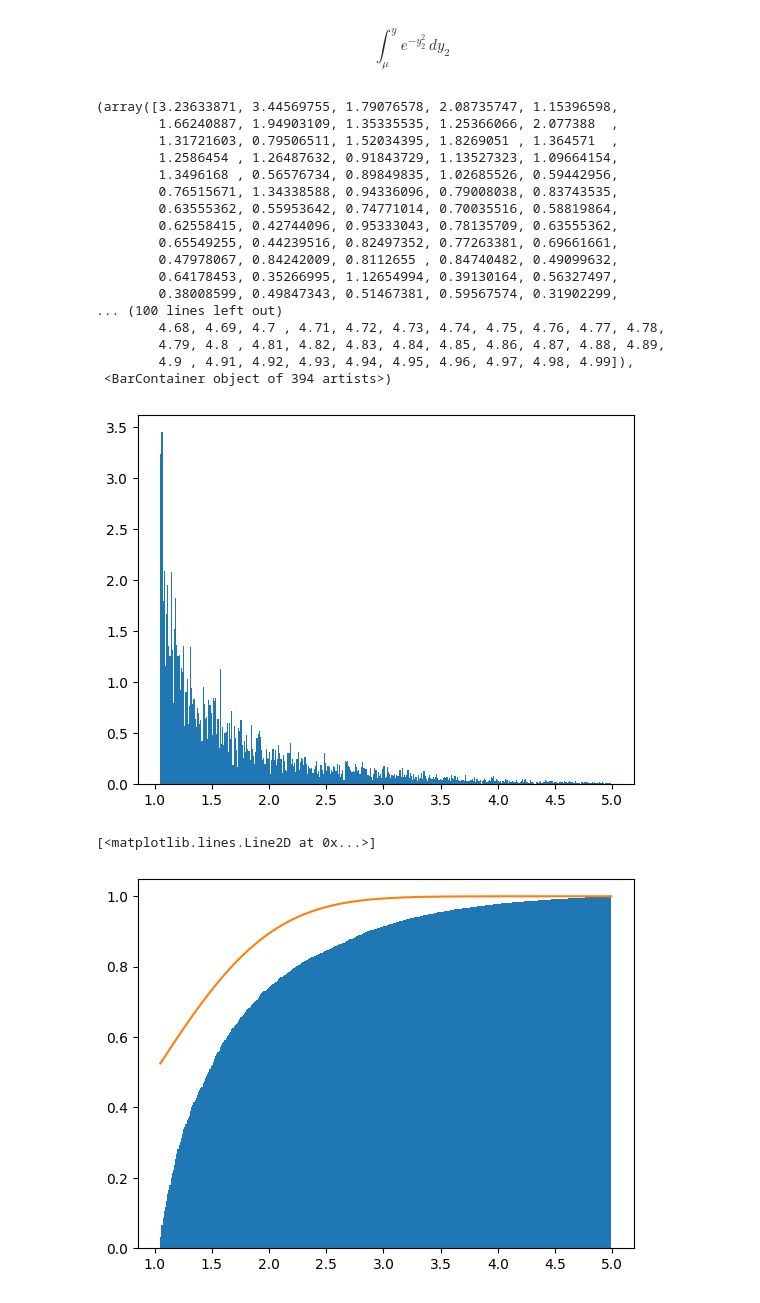
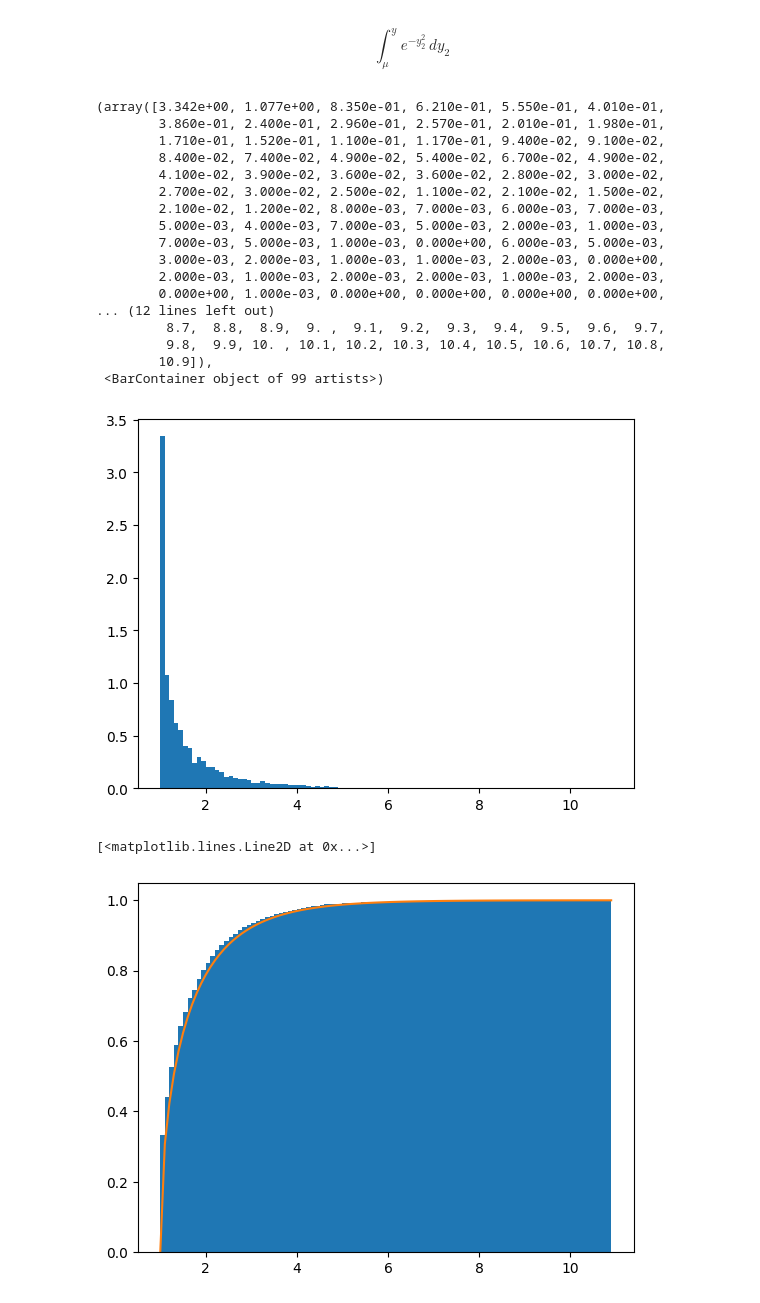
Before and after one commit to mtorabirad/MLBoost, a Jupyter notebook: Video6/RelationForMedian.ipynb, the cells around one changed output. Drawn from its saved outputs; the diff is of its cells as text; code cells hidden in the pictures.

```diff
--- a/Video6/RelationForMedian.ipynb
+++ b/Video6/RelationForMedian.ipynb
@@ -21,42 +22,47 @@ SIGMA = 0.8
 MU = 1
 # %%
 def pdf_expression(mean, std, x):
-    return (1. / (2. * std * np.sqrt(2. * np.pi * (x - mean)))) * np.exp(-(x - mean) / (2. * std ** 2.))
+    return (1. / (1. * std * np.sqrt(2. * np.pi * (x - mean)))) * np.exp(-(x - mean) / (2. * std ** 2.))
 
 
 def Y_pdf(mean, std):
     return lambda x: pdf_expression(mean, std, x)
 # %%
-Y_scale = 100
-n = 100000
+Y_scale = 10
+n = 10000
 Y, _ = uf.importance_sampling(Y_pdf(MU, SIGMA), uniform(loc=MU, scale=Y_scale), n)
 # %%
-bins = np.arange(1.05, 5, 0.01)
+bins = np.arange(MU, MU + Y_scale, 0.1)
 
 plt.hist(Y, density=True, bins=bins)
 # %% [output]
-(array([3.23633871, 3.44569755, 1.79076578, 2.08735747, 1.15396598,
-        1.66240887, 1.94903109, 1.35335535, 1.25366066, 2.077388  ,
-        1.31721603, 0.79506511, 1.52034395, 1.8269051 , 1.364571  ,
-        1.2586454 , 1.26487632, 0.91843729, 1.13527323, 1.09664154,
-        1.3496168 , 0.56576734, 0.89849835, 1.02685526, 0.59442956,
-        0.76515671, 1.34338588, 0.94336096, 0.79008038, 0.83743535,
-        0.63555362, 0.55953642, 0.74771014, 0.70035516, 0.58819864,
-        0.62558415, 0.42744096, 0.95333043, 0.78135709, 0.63555362,
-        0.65549255, 0.44239516, 0.82497352, 0.77263381, 0.69661661,
-        0.47978067, 0.84242009, 0.8112655 , 0.84740482, 0.49099632,
-        0.64178453, 0.35266995, 1.12654994, 0.39130164, 0.56327497,
-        0.38008599, 0.49847343, 0.51467381, 0.59567574, 0.31902299,
-... (100 lines left out)
-        4.68, 4.69, 4.7 , 4.71, 4.72, 4.73, 4.74, 4.75, 4.76, 4.77, 4.78,
-        4.79, 4.8 , 4.81, 4.82, 4.83, 4.84, 4.85, 4.86, 4.87, 4.88, 4.89,
-        4.9 , 4.91, 4.92, 4.93, 4.94, 4.95, 4.96, 4.97, 4.98, 4.99]),
- <BarContainer object of 394 artists>)
+(array([3.342e+00, 1.077e+00, 8.350e-01, 6.210e-01, 5.550e-01, 4.010e-01,
+        3.860e-01, 2.400e-01, 2.960e-01, 2.570e-01, 2.010e-01, 1.980e-01,
+        1.710e-01, 1.520e-01, 1.100e-01, 1.170e-01, 9.400e-02, 9.100e-02,
+        8.400e-02, 7.400e-02, 4.900e-02, 5.400e-02, 6.700e-02, 4.900e-02,
+        4.100e-02, 3.900e-02, 3.600e-02, 3.600e-02, 2.800e-02, 3.000e-02,
+        2.700e-02, 3.000e-02, 2.500e-02, 1.100e-02, 2.100e-02, 1.500e-02,
+        2.100e-02, 1.200e-02, 8.000e-03, 7.000e-03, 6.000e-03, 7.000e-03,
+        5.000e-03, 4.000e-03, 7.000e-03, 5.000e-03, 2.000e-03, 1.000e-03,
+        7.000e-03, 5.000e-03, 1.000e-03, 0.000e+00, 6.000e-03, 5.000e-03,
+        3.000e-03, 2.000e-03, 1.000e-03, 1.000e-03, 2.000e-03, 0.000e+00,
+        2.000e-03, 1.000e-03, 2.000e-03, 2.000e-03, 1.000e-03, 2.000e-03,
+        0.000e+00, 1.000e-03, 0.000e+00, 0.000e+00, 0.000e+00, 0.000e+00,
+... (12 lines left out)
+         8.7,  8.8,  8.9,  9. ,  9.1,  9.2,  9.3,  9.4,  9.5,  9.6,  9.7,
+         9.8,  9.9, 10. , 10.1, 10.2, 10.3, 10.4, 10.5, 10.6, 10.7, 10.8,
+        10.9]),
+ <BarContainer object of 99 artists>)
-[figure, old version]
+[figure, new version]
 # %%
 plt.hist(Y, density=True, bins=bins, cumulative=True)
-plt.plot(bins, 0.5*(1 + erf((bins - MU)/(SIGMA*np.sqrt(2)))))
+#plt.plot(bins, 0.5*(1 + erf((bins - MU)/(SIGMA*np.sqrt(2)))))
+#plt.plot(bins, 0.5*np.sqrt(np.pi)*(erf(bins) - erf(MU)))
+
+#plt.plot(bins, chi2.cdf(bins, 1))
+
+plt.plot(bins, gammainc(0.5, (bins - MU)/(2*SIGMA**2)))
 # %% [output]
 [<matplotlib.lines.Line2D at 0x...>]
-[figure, old version]
+[figure, new version]
 # %%
```
Also changed, not shown: parts of 10 cells of this notebook, 2 other files.
